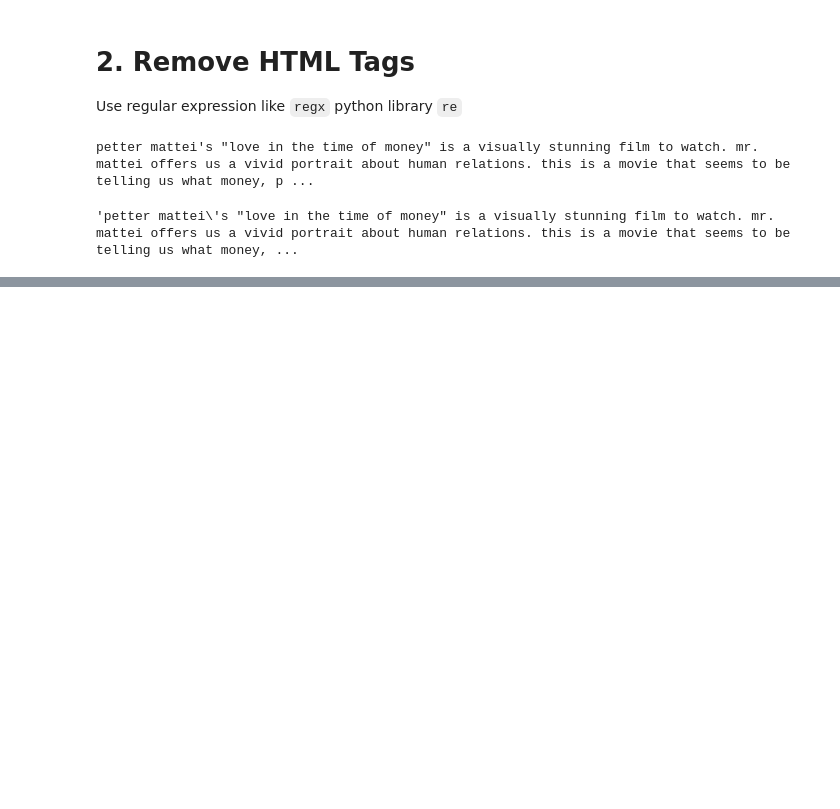
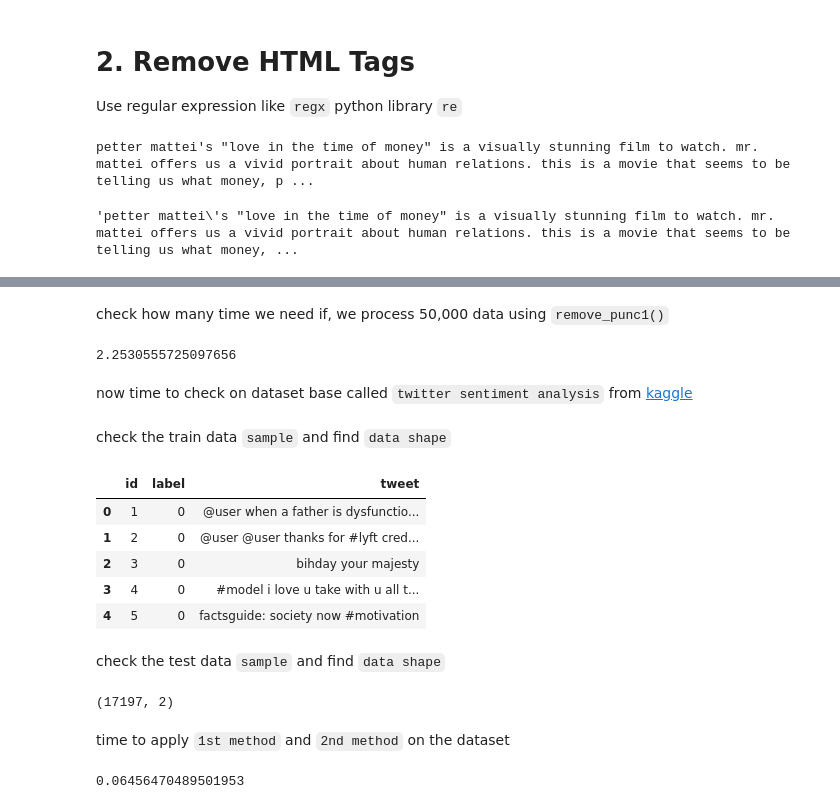
Before and after one commit to mahfuz-raihan/nlpcheck, a Jupyter notebook: 2_data_preprocessing/data_preprocessing_basic.ipynb, the cells around one changed output, grey strips where cells are left out. Cells and saved outputs as stored; diff of their text form; code cells hidden in the pictures; blank space fills up the shorter version.

Commit message:
data preprocessing udpate

````diff
--- a/2_data_preprocessing/data_preprocessing_basic.ipynb
+++ b/2_data_preprocessing/data_preprocessing_basic.ipynb
@@ -74,0 +161,39 @@ df_se['review'][4]
+# %% [markdown]
+check how many time we need if, we process 50,000 data using ```remove_punc1()```
+# %%
+print(time2*50000)
+# %% [output]
+2.2530555725097656
+# %% [markdown]
+now time to check on dataset base called ```twitter sentiment analysis``` from [kaggle](https://www.kaggle.com/datasets/arkhoshghalb/twitter-sentiment-analysis-hatred-speech)
+# %%
+rm_p_df_train = pd.read_csv('/media/mahfuz/Media/datasets/NLP_learn/data_preprocessing/twitter_sentiment_analysis/train.csv')
+rm_p_df_test = pd.read_csv('/media/mahfuz/Media/datasets/NLP_learn/data_preprocessing/twitter_sentiment_analysis/test.csv')
+# %% [markdown]
+check the train data ```sample``` and find ```data shape```
+# %%
+rm_p_df_train.head()
+#rm_p_df_train.shape
+# %% [output]
+|  | id | label | tweet |
+| 0 | 1 | 0 | @user when a father is dysfunctio... |
+| 1 | 2 | 0 | @user @user thanks for #lyft cred... |
+| 2 | 3 | 0 | bihday your majesty |
+| 3 | 4 | 0 | #model i love u take with u all t... |
+| 4 | 5 | 0 | factsguide: society now #motivation |
+# %% [markdown]
+check the test data ```sample``` and find ```data shape```
+# %%
+#rm_p_df_test.head()
+rm_p_df_test.shape
+# %% [output]
+(17197, 2)
+# %% [markdown]
+time to apply ```1st method``` and ```2nd method``` on the dataset
+# %%
+start_time = time.time()
+rm_p_df_train['tweet'].apply(remove_punc)
+end_time_1 = time.time() - start_time
+print(end_time_1)
+# %% [output]
+0.06456470489501953
````
Also changed, not shown: parts of 33 cells of this notebook.
